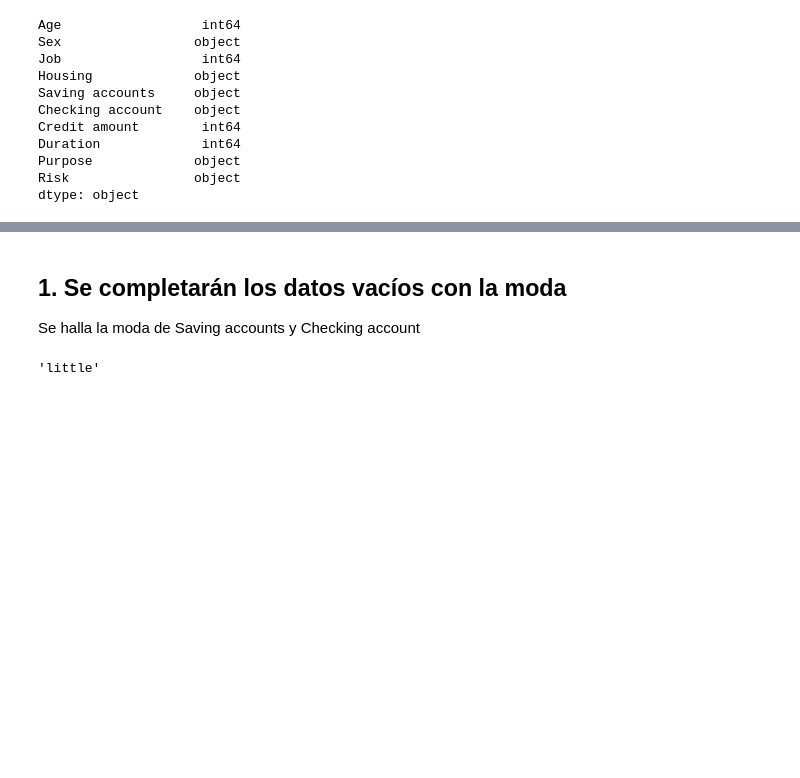
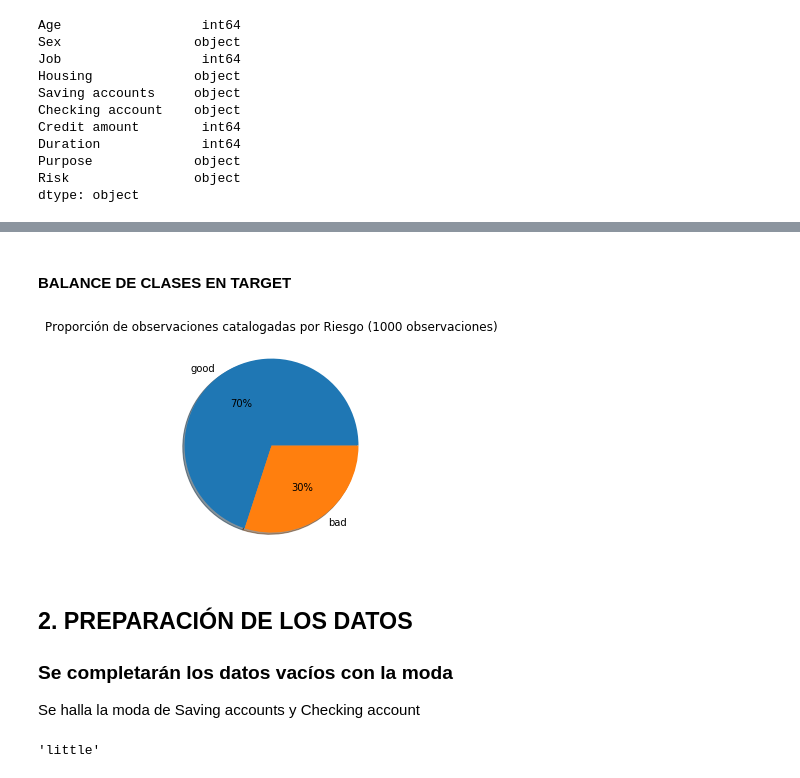
Before and after one commit to aLucaz/predicting-credit-risk, a Jupyter notebook: predict_models_credit_risk.ipynb, the cells around one changed output, grey strips where cells are left out. Cells and saved outputs as stored; diff of their text form; code cells hidden in the pictures; blank space fills up the shorter version.

```diff
--- a/predict_models_credit_risk.ipynb
+++ b/predict_models_credit_risk.ipynb
@@ -114,5 +126,15 @@ Name: Risk, dtype: int64
+# %% [markdown]
+#### BALANCE DE CLASES EN TARGET
+# %%
+fig, ax = plt.subplots()
+ax.pie(data['Risk'].value_counts(), autopct="%.0f%%", labels=data["Risk"].unique(), shadow=True)
+ax.set_title("Proporción de observaciones catalogadas por Riesgo (1000 observaciones)")
+plt.show()
+# %% [output]
+[figure, added]
 # %% [markdown]
-## 1. Se completarán los datos vacíos con la moda
+## 2. PREPARACIÓN DE LOS DATOS
+### Se completarán los datos vacíos con la moda
 Se halla la moda de Saving accounts y Checking account
 # %%
 import statistics as stats
```
Also changed, not shown: parts of 9 cells of this notebook.
